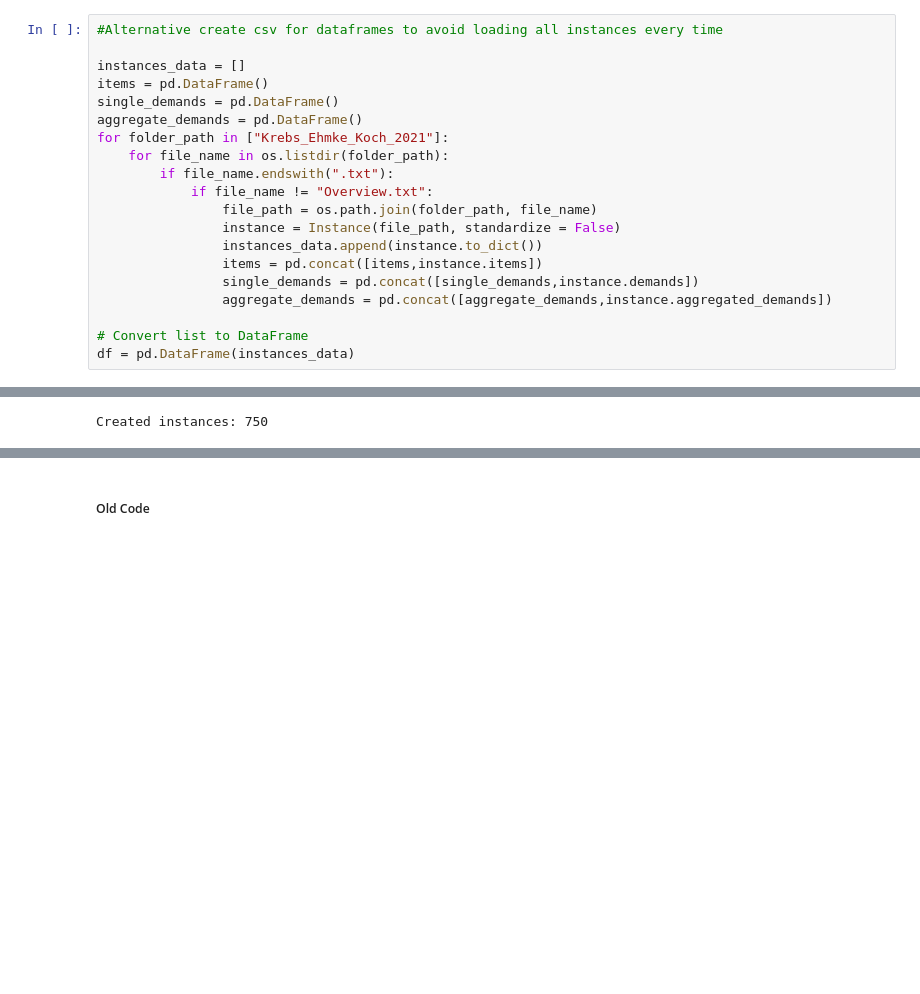
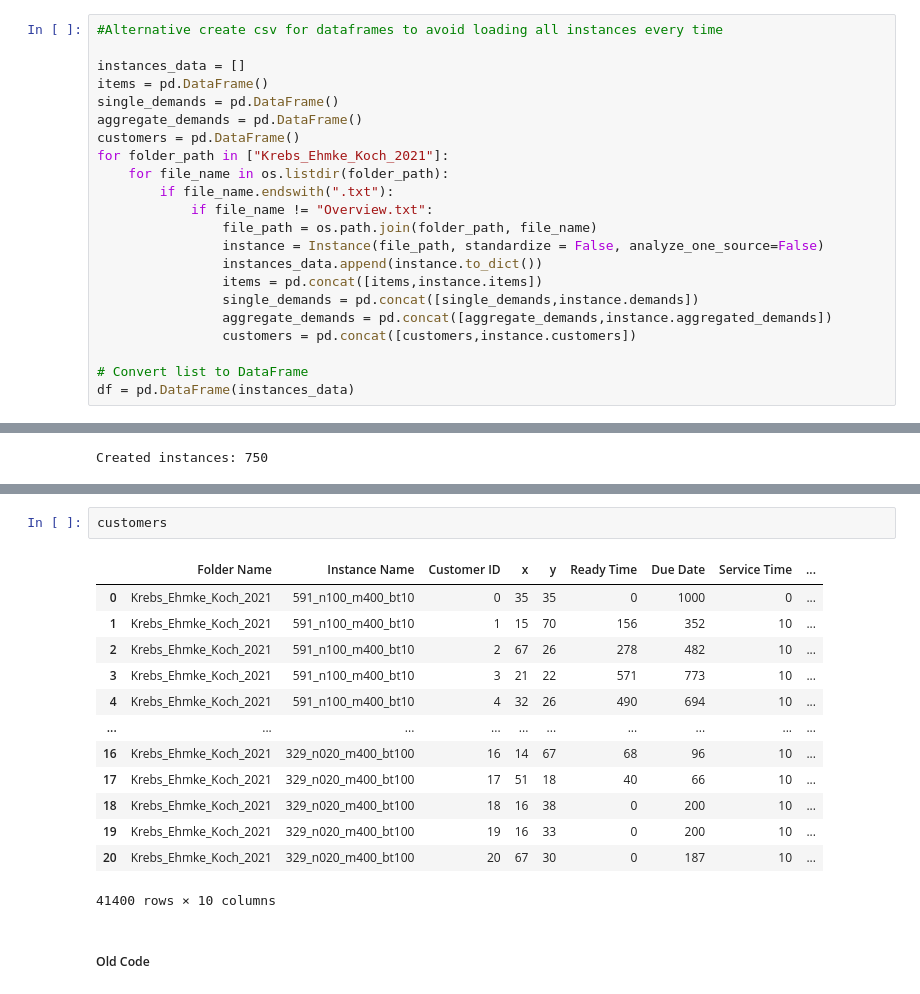
Before and after one commit to MxHbm/Analysis_Instances, a Jupyter notebook: create_route_instances.ipynb, the cells around one changed output, grey strips where cells are left out. Saved outputs shown, nothing was run; the diff lists cells and outputs as text; blank space fills up the shorter version.

Commit message:
first step new instances

```diff
--- a/create_route_instances.ipynb
+++ b/create_route_instances.ipynb
@@ -8,16 +9,18 @@ instances_data = []
 items = pd.DataFrame()
 single_demands = pd.DataFrame()
 aggregate_demands = pd.DataFrame()
+customers = pd.DataFrame()
 for folder_path in ["Krebs_Ehmke_Koch_2021"]:
     for file_name in os.listdir(folder_path):
         if file_name.endswith(".txt"):
             if file_name != "Overview.txt":
                 file_path = os.path.join(folder_path, file_name)
-                instance = Instance(file_path, standardize = False)
+                instance = Instance(file_path, standardize = False, analyze_one_source=False)
                 instances_data.append(instance.to_dict())
                 items = pd.concat([items,instance.items])
                 single_demands = pd.concat([single_demands,instance.demands])
                 aggregate_demands = pd.concat([aggregate_demands,instance.aggregated_demands])
+                customers = pd.concat([customers,instance.customers])
 
 # Convert list to DataFrame
 df = pd.DataFrame(instances_data)
@@ -34,3 +71,19 @@ Created instances: 750
+# %%
+customers
+# %% [output]
+|  | Folder Name | Instance Name | Customer ID | x | y | Ready Time | Due Date | Service Time | ... |
+| 0 | Krebs_Ehmke_Koch_2021 | 591_n100_m400_bt10 | 0 | 35 | 35 | 0 | 1000 | 0 | ... |
+| 1 | Krebs_Ehmke_Koch_2021 | 591_n100_m400_bt10 | 1 | 15 | 70 | 156 | 352 | 10 | ... |
+| 2 | Krebs_Ehmke_Koch_2021 | 591_n100_m400_bt10 | 2 | 67 | 26 | 278 | 482 | 10 | ... |
+| 3 | Krebs_Ehmke_Koch_2021 | 591_n100_m400_bt10 | 3 | 21 | 22 | 571 | 773 | 10 | ... |
+| 4 | Krebs_Ehmke_Koch_2021 | 591_n100_m400_bt10 | 4 | 32 | 26 | 490 | 694 | 10 | ... |
+| ... | ... | ... | ... | ... | ... | ... | ... | ... | ... |
+| 16 | Krebs_Ehmke_Koch_2021 | 329_n020_m400_bt100 | 16 | 14 | 67 | 68 | 96 | 10 | ... |
+| 17 | Krebs_Ehmke_Koch_2021 | 329_n020_m400_bt100 | 17 | 51 | 18 | 40 | 66 | 10 | ... |
+| 18 | Krebs_Ehmke_Koch_2021 | 329_n020_m400_bt100 | 18 | 16 | 38 | 0 | 200 | 10 | ... |
+| 19 | Krebs_Ehmke_Koch_2021 | 329_n020_m400_bt100 | 19 | 16 | 33 | 0 | 200 | 10 | ... |
+| 20 | Krebs_Ehmke_Koch_2021 | 329_n020_m400_bt100 | 20 | 67 | 30 | 0 | 187 | 10 | ... |
+41400 rows × 10 columns
 # %% [markdown]
 ##### Old Code
 # %%
```
Also changed, not shown: parts of 6 cells of this notebook, 2 other files.
